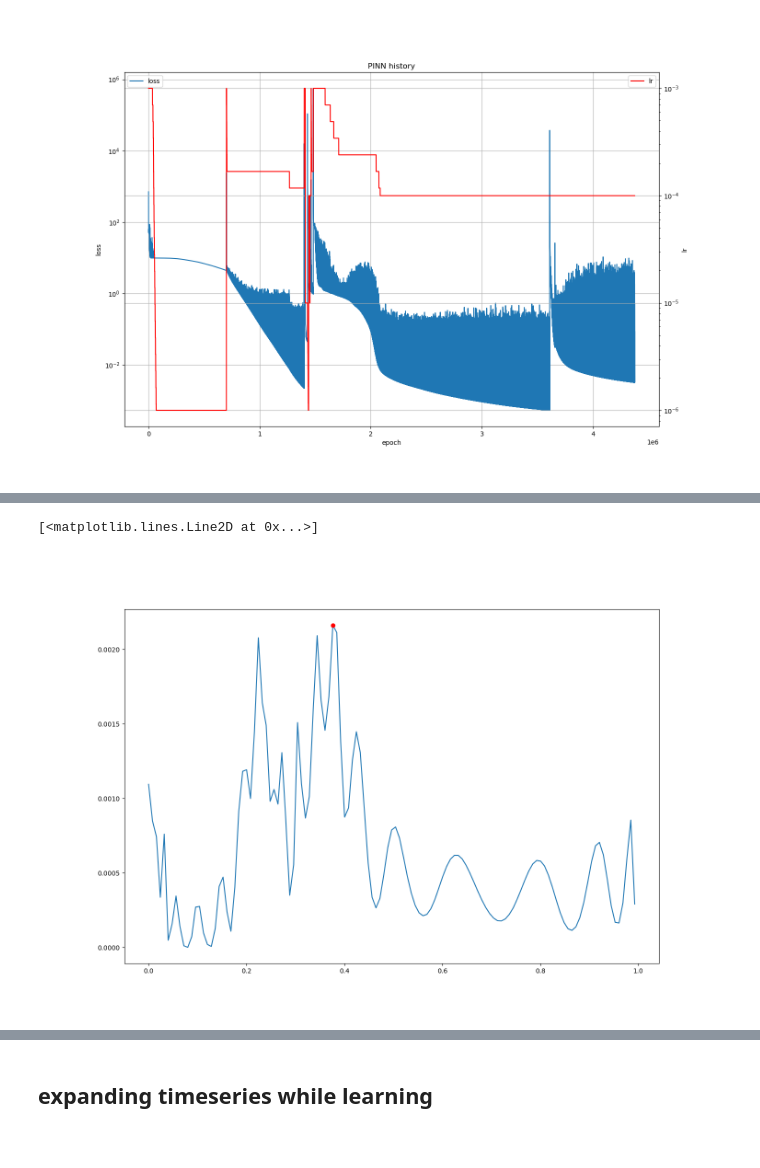
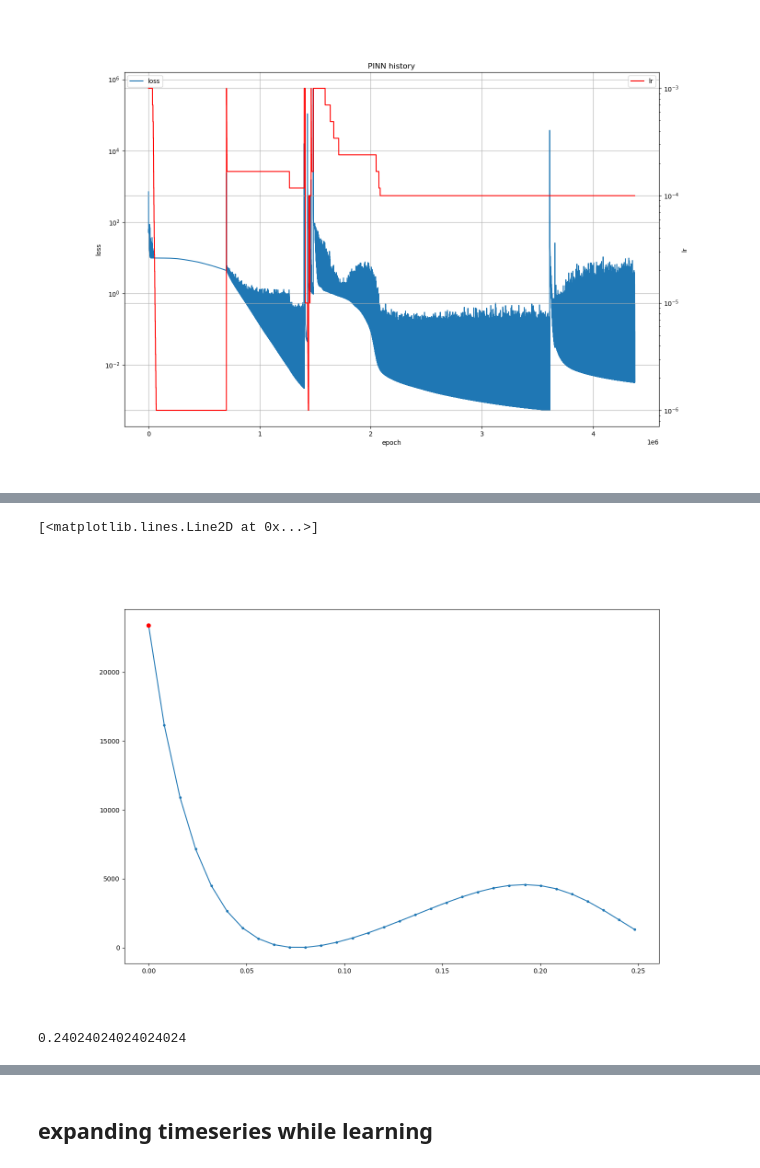
Before and after one commit to luigiEG/FYS5429_Project1, a Jupyter notebook: src/Lorenz_PINN_baseline.ipynb, the cells around one changed output, grey strips where cells are left out. Cells and saved outputs as stored; diff of their text form; code cells hidden in the pictures.

```diff
--- a/src/Lorenz_PINN_baseline.ipynb
+++ b/src/Lorenz_PINN_baseline.ipynb
@@ -215,7 +211,7 @@ Y_sub_t = torch.tensor(Y_sub, dtype=torch.float32)
 # %%
 %%time
 
-for epoch in range(50000):
+for epoch in range(250000):
     optimizer.zero_grad()
     X_sub_t.requires_grad = True
     Y_pred = model(X_sub_t)
@@ -438,6 +449,17 @@ if True:
 history_PINN2 = history_PINN2.tolist()
 # %% [output]
 [figure]
+# %%
+# load PINN_Lorenz_model_14_3_T_0_0.25.pt
+model2 = torch.load('../models/PINN_Lorenz_model_14_3_T_0_0.25.pt')
+# %%
+# select only0.25time < 2
+X_sub2 = X[X<0.25]
+Y_sub2 = Y[X<0.25]
+
+# to torch
+X_sub_t2 = torch.tensor(X_sub2, dtype=torch.float32).view(-1, 1)
+Y_sub_t2 = torch.tensor(Y_sub2, dtype=torch.float32)
 # %%
 # show prediction
 if True:
@@ -448,29 +470,66 @@ if True:
+# %%
+# load
+loss_fn = torch.nn.MSELoss()
 # %%
-optimizer2.zero_grad()
 X_sub_t2.requires_grad = True
 Y_pred2 = model2(X_sub_t2)
 
 dx_dt_pred2 = torch.autograd.grad(Y_pred2[:,0], X_sub_t2, grad_outputs=torch.ones_like(Y_pred2[:,0]), create_graph=True)[0]
 dy_dt_pred2 = torch.autograd.grad(Y_pred2[:,1], X_sub_t2, grad_outputs=torch.ones_like(Y_pred2[:,1]), create_graph=True)[0]
 dz_dt_pred2 = torch.autograd.grad(Y_pred2[:,2], X_sub_t2, grad_outputs=torch.ones_like(Y_pred2[:,2]), create_graph=True)[0]
 
 # get true derivatives, using the lorenz parameter
 dx_dt_ode2 = 20 * (Y_pred2[:,1] - Y_pred2[:,0])
 dy_dt_ode2 = Y_pred2[:,0] * (28 - Y_pred2[:,2]) - Y_pred2[:,1]
 dz_dt_ode2 = Y_pred2[:,0] * Y_pred2[:,1] - 8/3 * Y_pred2[:,2]
 
 # loss ode
 loss_ode_1 = (dx_dt_pred2[:,0]- dx_dt_ode2)**2 + (dy_dt_pred2[:,0]- dy_dt_ode2)**2 + loss_fn(dz_dt_pred2[:,0], dz_dt_ode2)**2
 
 # plot loss_ode_1
 plt.figure(figsize=(15, 10))
-plt.plot(X_sub_t2.detach().numpy(),loss_ode_1.detach().numpy(), label='loss_ode_1')
+plt.plot(X_sub_t2.detach().numpy(),loss_ode_1.detach().numpy(), label='loss_ode_1',marker='.')
 
 # get the maximum index, and plot a red dot
 max_index = np.argmax(loss_ode_1.detach().numpy())
 plt.plot(X_sub_t2.detach().numpy()[max_index], loss_ode_1.detach().numpy()[max_index], 'ro')
+
+
+# def a function called ode_loss
+def lorenz_loss_ode(model, X):
+    """
+    This function calculates the loss of the ode for the Lorenz system
+    as a function of the input tensor X (time).
+    Parameters:
+    model (torch.nn.Module): the model
+    X (torch.tensor): the input tensor
+    """
+
+    X.requires_grad = True
+    Y_pred = model(X)
+
+    # get the derivatives
+    dx_dt_pred = torch.autograd.grad(Y_pred[:,0], X, grad_outputs=torch.ones_like(Y_pred[:,0]), create_graph=True)[0]
+    dy_dt_pred = torch.autograd.grad(Y_pred[:,1], X, grad_outputs=torch.ones_like(Y_pred[:,1]), create_graph=True)[0]
+    dz_dt_pred = torch.autograd.grad(Y_pred[:,2], X, grad_outputs=torch.ones_like(Y_pred[:,2]), create_graph=True)[0]
+
+    # get true derivatives, using the lorenz parameter
+    dx_dt_ode = 20 * (Y_pred[:,1] - Y_pred[:,0])
+    dy_dt_ode = Y_pred[:,0] * (28 - Y_pred[:,2]) - Y_pred[:,1]
+    dz_dt_ode = Y_pred[:,0] * Y_pred[:,1] - 8/3 * Y_pred[:,2]
+
+    # loss ode
+    loss_ode = (dx_dt_pred[:,0]- dx_dt_ode)**2 + (dy_dt_pred[:,0]- dy_dt_ode)**2 + (dz_dt_pred[:,0]- dz_dt_ode)**2
+
+    return loss_ode
 # %% [output]
 [<matplotlib.lines.Line2D at 0x...>]
-[figure, old version]
+[figure, new version]
+# %%
+max_index = 30
+
+X_sub2[max_index]
+# %% [output]
+0.24024024024024024
 # %%
 # get the predicted state for the maximum index
```
Also changed, not shown: parts of 17 cells of this notebook, 58 other files.
